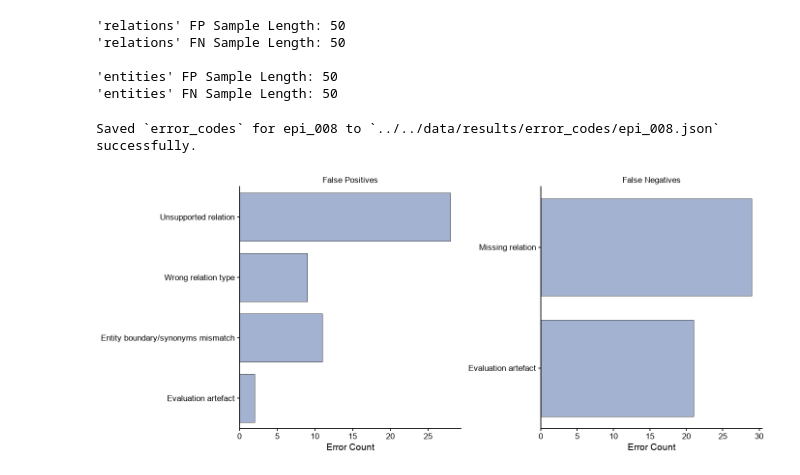
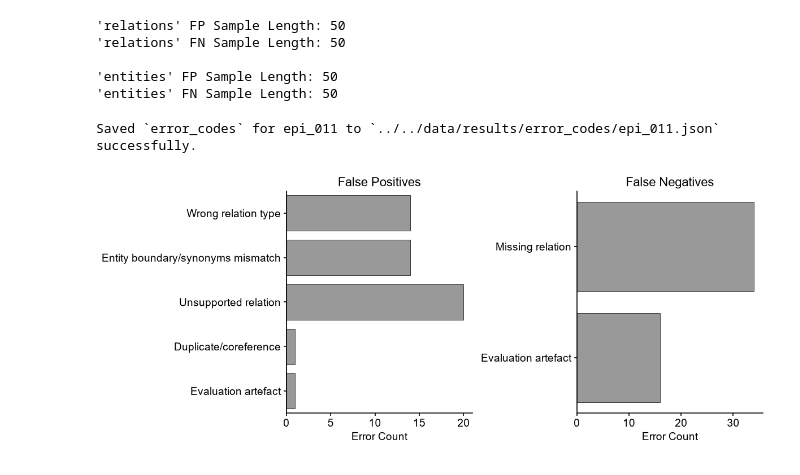
Before and after one commit to wesroots/biomedical_kg_thesis, a Jupyter notebook: src/experiments/error_analysis.ipynb, the cells around one changed output. Drawn from its saved outputs; the diff is of its cells as text; code cells hidden in the pictures.

```diff
--- a/src/experiments/error_analysis.ipynb
+++ b/src/experiments/error_analysis.ipynb
@@ -24,9 +24,10 @@ from error_analysis import ERROR_CATEGORIES
 
 import api
 # %%
-EPI_NUM = "008"
+# 003, 006, 009, 011
+EPI_NUM = "011"
 CALL_API = True
-DATASET_SPLIT = "test"
+DATASET_SPLIT = "train"
 
 DATASET_PATH = DATA_CONFIG[DATASET_SPLIT]["paths"]["epi_dir"]
 
@@ -135,7 +134,7 @@ else:
 
     print(f"Loaded `error_codes` for epi_{EPI_NUM} from `{SAVE_PATH}/epi_{EPI_NUM}.json` successfully.")
 # %% [output]
-Saved `error_codes` for epi_008 to `../../data/results/error_codes/epi_008.json` successfully.
+Saved `error_codes` for epi_011 to `../../data/results/error_codes/epi_011.json` successfully.
 # %%
 # ---------- Extract FP/FN separately ----------
 fp_counts = pd.Series(
@@ -148,33 +147,39 @@ fn_counts = pd.Series(
 # %%
 # ---------- Plot FP/FN categories fig ----------
 plt.rcParams['font.family'] = 'arial'
 
-fig, axes = plt.subplots(1, 2, figsize=(14, 6))
+fig, axes = plt.subplots(1, 2, figsize=(12, 5))
 
 sns.barplot(
     x=fp_counts.values,
     y=fp_counts.index,
     ax=axes[0],
-    color="#9bafd9",
+    color="#999999",
     edgecolor="black",
     linewidth=0.5
 )
 format_axes(axes[0], "Error")
 axes[0].set_title("False Positives")
 
 sns.barplot(
     x=fn_counts.values,
     y=fn_counts.index,
     ax=axes[1],
-    color="#9bafd9",
+    color="#999999",
     edgecolor="black",
     linewidth=0.5
 )
 format_axes(axes[1], "Error")
 axes[1].set_title("False Negatives")
 
+for ax in axes:
+    ax.tick_params(labelsize=14)
+
+axes[0].set_title("False Positives", fontsize=16)
+axes[1].set_title("False Negatives", fontsize=16)
+
 plt.tight_layout()
 # %% [output]
-[figure, old version]
+[figure, new version]
 # %%
 fig.savefig(f"../../img/error_analysis/{DATA_CONFIG[DATASET_SPLIT]["name"]}/epi_{EPI_NUM}.png", dpi=150)
```
Also changed, not shown: parts of 1 cell of this notebook, 31 other files.
